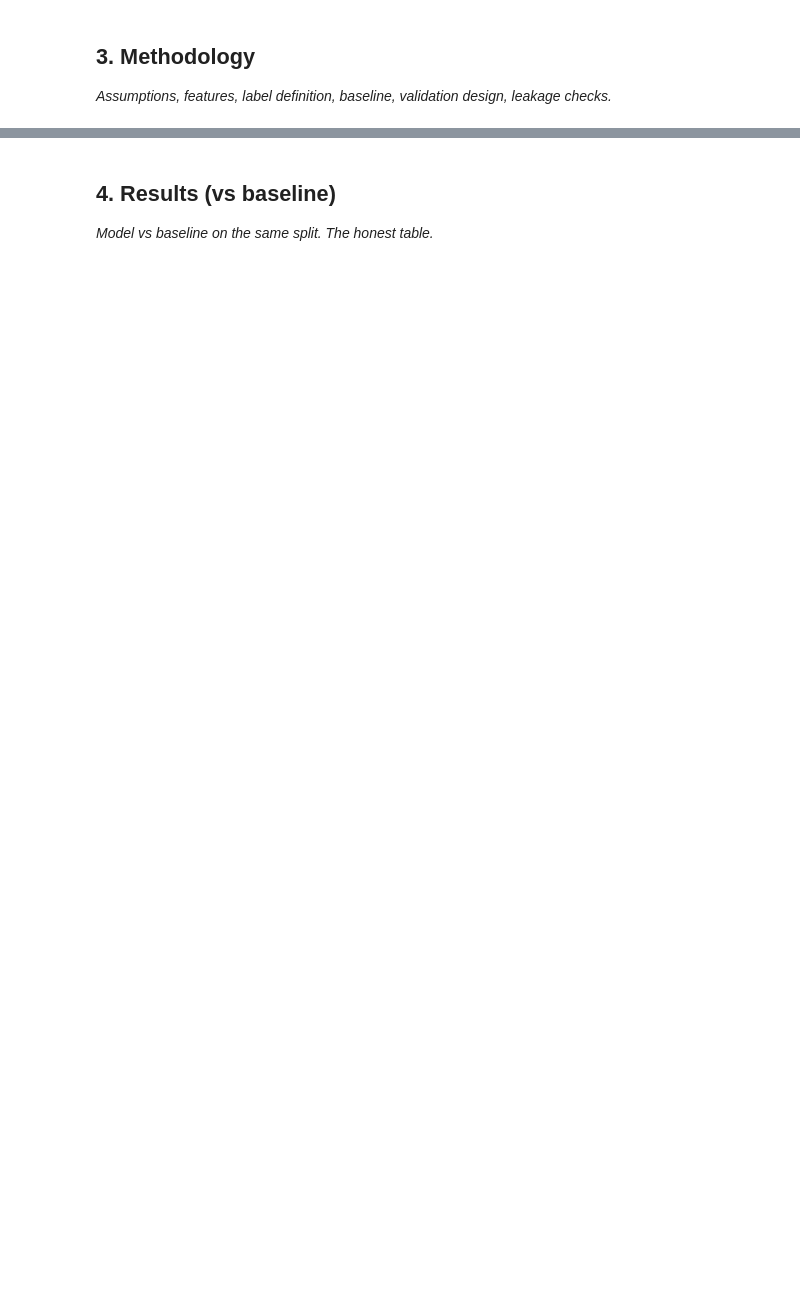
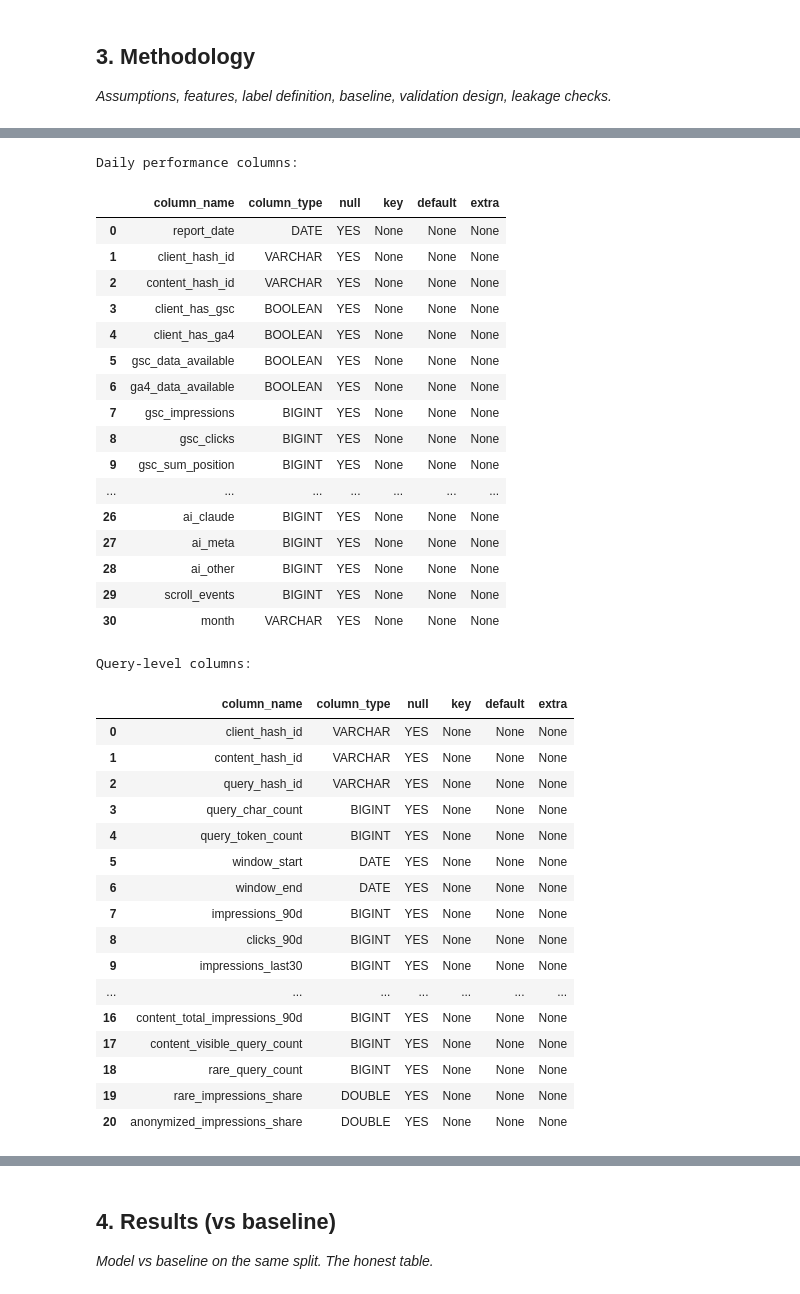
Before and after one commit to ashiba713/flyrank-ml-internship, a Jupyter notebook: work/notebooks/capstone.ipynb, the cells around one changed output, grey strips where cells are left out. Cells and saved outputs as stored; diff of their text form; code cells hidden in the pictures; blank space fills up the shorter version.

```diff
--- a/work/notebooks/capstone.ipynb
+++ b/work/notebooks/capstone.ipynb
@@ -20,0 +305,51 @@ This skeleton is yours to fill. Work the sections **in order** — each one has
+# %%
+# Inspect the columns available for the capstone target and features
+
+print("Daily performance columns:")
+display(
+    con.sql(f"DESCRIBE SELECT * FROM {TABLES['fact_daily']}")
+    .df()
+)
+
+print("\nQuery-level columns:")
+display(
+    con.sql(f"DESCRIBE SELECT * FROM {TABLES['fact_query_90d']}")
+    .df()
+)
+# %% [output]
+Daily performance columns:
+|  | column_name | column_type | null | key | default | extra |
+| 0 | report_date | DATE | YES | None | None | None |
+| 1 | client_hash_id | VARCHAR | YES | None | None | None |
+| 2 | content_hash_id | VARCHAR | YES | None | None | None |
+| 3 | client_has_gsc | BOOLEAN | YES | None | None | None |
+| 4 | client_has_ga4 | BOOLEAN | YES | None | None | None |
+| 5 | gsc_data_available | BOOLEAN | YES | None | None | None |
+| 6 | ga4_data_available | BOOLEAN | YES | None | None | None |
+| 7 | gsc_impressions | BIGINT | YES | None | None | None |
+| 8 | gsc_clicks | BIGINT | YES | None | None | None |
+| 9 | gsc_sum_position | BIGINT | YES | None | None | None |
+| ... | ... | ... | ... | ... | ... | ... |
+| 26 | ai_claude | BIGINT | YES | None | None | None |
+| 27 | ai_meta | BIGINT | YES | None | None | None |
+| 28 | ai_other | BIGINT | YES | None | None | None |
+| 29 | scroll_events | BIGINT | YES | None | None | None |
+| 30 | month | VARCHAR | YES | None | None | None |
+Query-level columns:
+|  | column_name | column_type | null | key | default | extra |
+| 0 | client_hash_id | VARCHAR | YES | None | None | None |
+| 1 | content_hash_id | VARCHAR | YES | None | None | None |
+| 2 | query_hash_id | VARCHAR | YES | None | None | None |
+| 3 | query_char_count | BIGINT | YES | None | None | None |
+| 4 | query_token_count | BIGINT | YES | None | None | None |
+| 5 | window_start | DATE | YES | None | None | None |
+| 6 | window_end | DATE | YES | None | None | None |
+| 7 | impressions_90d | BIGINT | YES | None | None | None |
+| 8 | clicks_90d | BIGINT | YES | None | None | None |
+| 9 | impressions_last30 | BIGINT | YES | None | None | None |
+| ... | ... | ... | ... | ... | ... | ... |
+| 16 | content_total_impressions_90d | BIGINT | YES | None | None | None |
+| 17 | content_visible_query_count | BIGINT | YES | None | None | None |
+| 18 | rare_query_count | BIGINT | YES | None | None | None |
+| 19 | rare_impressions_share | DOUBLE | YES | None | None | None |
+| 20 | anonymized_impressions_share | DOUBLE | YES | None | None | None |
```
Also changed, not shown: parts of 30 cells of this notebook.
